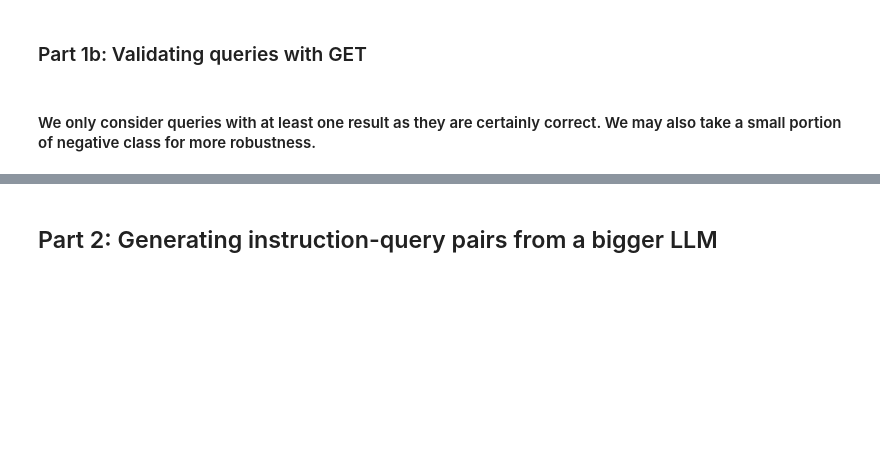
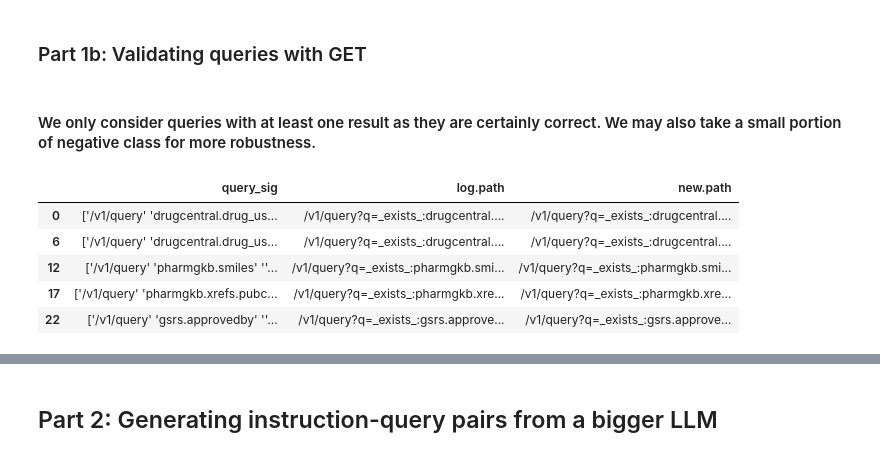
Before and after one commit to NeuralFlux/query-assistant, a Jupyter notebook: datagen.ipynb, the cells around one changed output, grey strips where cells are left out. Cells and saved outputs as stored; diff of their text form; code cells hidden in the pictures; blank space fills up the shorter version.

```diff
--- a/datagen.ipynb
+++ b/datagen.ipynb
@@ -107,11 +129,18 @@ filtered.to_pandas().to_csv("data/logs/mygene_filtered.csv", index=False)
 # %%
 import httpx
 import pandas as pd
 from tqdm import tqdm
 import json
 
-df = pd.read_csv("data/logs/mygene_filtered.csv")
+df = pd.read_csv("data/logs/mychem_filtered.csv").drop_duplicates(subset=["log.path"])
 df.head()
+# %% [output]
+|  | query_sig | log.path | new.path |
+| 0 | ['/v1/query' 'drugcentral.drug_us... | /v1/query?q=_exists_:drugcentral.... | /v1/query?q=_exists_:drugcentral.... |
+| 6 | ['/v1/query' 'drugcentral.drug_us... | /v1/query?q=_exists_:drugcentral.... | /v1/query?q=_exists_:drugcentral.... |
+| 12 | ['/v1/query' 'pharmgkb.smiles' ''... | /v1/query?q=_exists_:pharmgkb.smi... | /v1/query?q=_exists_:pharmgkb.smi... |
+| 17 | ['/v1/query' 'pharmgkb.xrefs.pubc... | /v1/query?q=_exists_:pharmgkb.xre... | /v1/query?q=_exists_:pharmgkb.xre... |
+| 22 | ['/v1/query' 'gsrs.approvedby' ''... | /v1/query?q=_exists_:gsrs.approve... | /v1/query?q=_exists_:gsrs.approve... |
 # %%
 def fetch_url(url):
     try:
```
Also changed, not shown: parts of 15 cells of this notebook, 2 other files.
